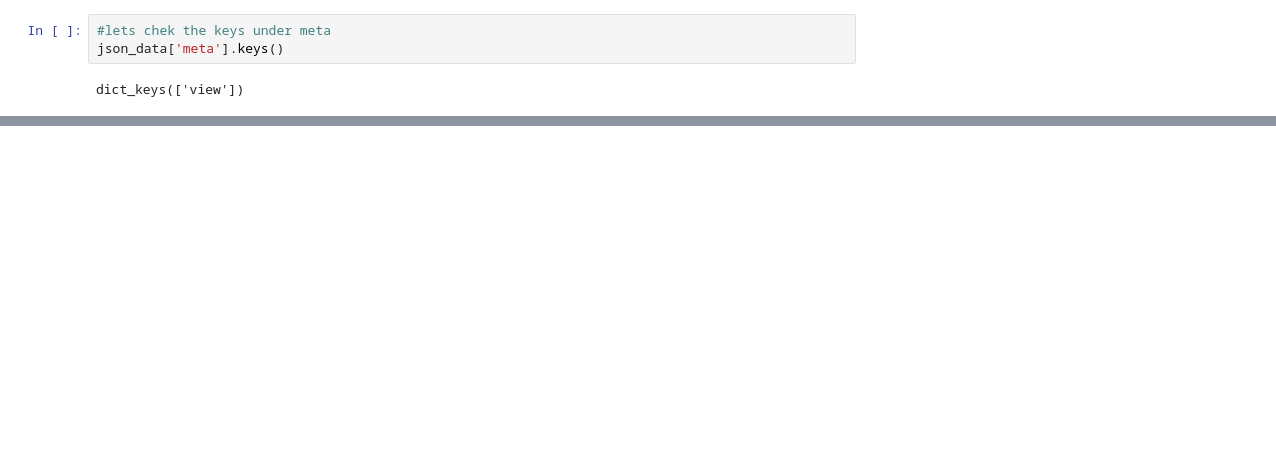
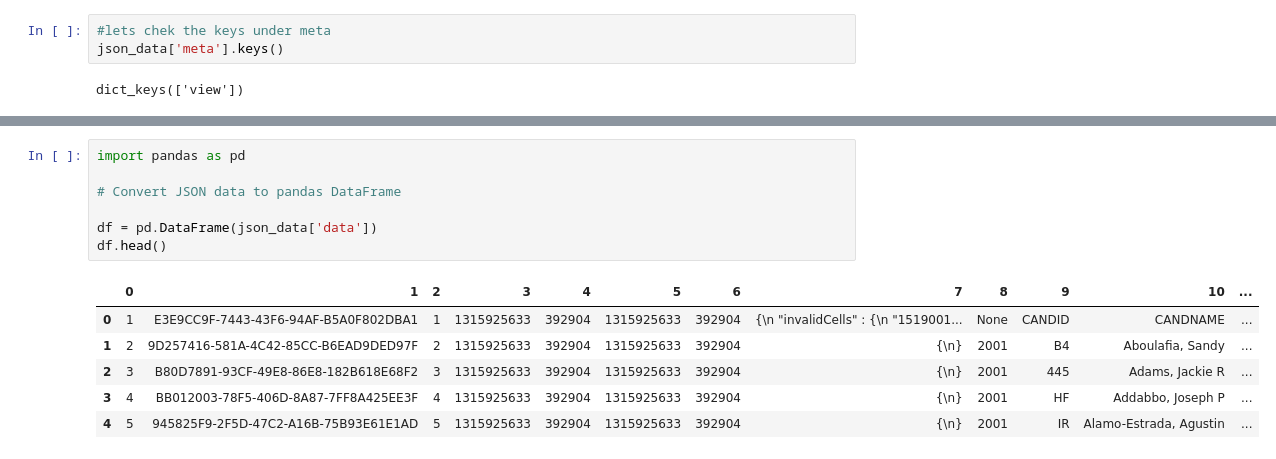
Before and after one commit to N-kioko/dsc-json-v2-1, a Jupyter notebook: json_prac.ipynb, the cells around one changed output, grey strips where cells are left out. Saved outputs shown, nothing was run; the diff lists cells and outputs as text; blank space fills up the shorter version.

Commit message:
exploring the 2nd json file

```diff
--- a/json_prac.ipynb
+++ b/json_prac.ipynb
@@ -76,0 +111,14 @@ json_data['data'][0]
+# %%
+import pandas as pd
+
+# Convert JSON data to pandas DataFrame
+
+df = pd.DataFrame(json_data['data'])
+df.head()
+# %% [output]
+|  | 0 | 1 | 2 | 3 | 4 | 5 | 6 | 7 | 8 | 9 | 10 | ... |
+| 0 | 1 | E3E9CC9F-7443-43F6-94AF-B5A0F802DBA1 | 1 | 1315925633 | 392904 | 1315925633 | 392904 | {\n "invalidCells" : {\n "1519001... | None | CANDID | CANDNAME | ... |
+| 1 | 2 | 9D257416-581A-4C42-85CC-B6EAD9DED97F | 2 | 1315925633 | 392904 | 1315925633 | 392904 | {\n} | 2001 | B4 | Aboulafia, Sandy | ... |
+| 2 | 3 | B80D7891-93CF-49E8-86E8-182B618E68F2 | 3 | 1315925633 | 392904 | 1315925633 | 392904 | {\n} | 2001 | 445 | Adams, Jackie R | ... |
+| 3 | 4 | BB012003-78F5-406D-8A87-7FF8A425EE3F | 4 | 1315925633 | 392904 | 1315925633 | 392904 | {\n} | 2001 | HF | Addabbo, Joseph P | ... |
+| 4 | 5 | 945825F9-2F5D-47C2-A16B-75B93E61E1AD | 5 | 1315925633 | 392904 | 1315925633 | 392904 | {\n} | 2001 | IR | Alamo-Estrada, Agustin | ... |
```
Also changed, not shown: parts of 12 cells of this notebook, 1 other file.
